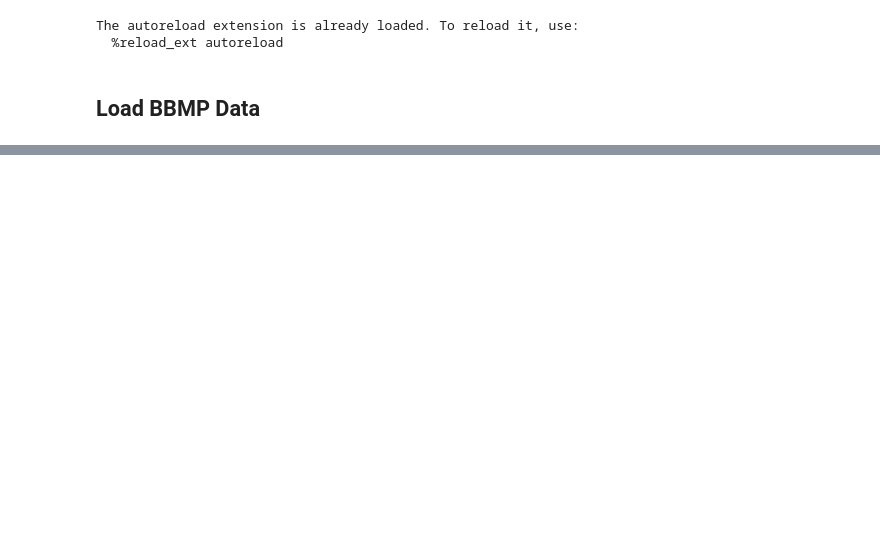
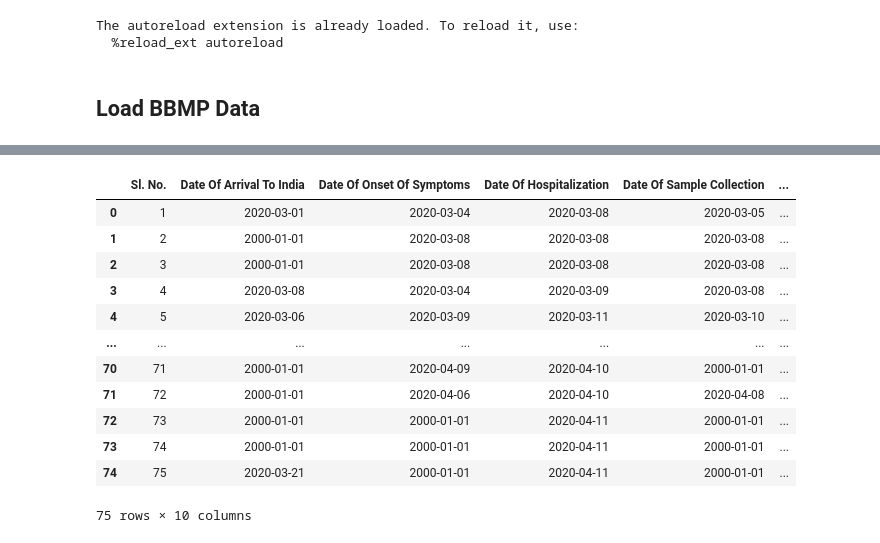
Before and after one commit to WadhwaniAI/covid-modelling, a Jupyter notebook: notebooks/data/[TRY] bbmp_data.ipynb, the cells around one changed output, grey strips where cells are left out. Cells and saved outputs as stored; diff of their text form; code cells hidden in the pictures; blank space fills up the shorter version.

Commit message:
New BBMP data + notebook for processing new data

```diff
--- a/notebooks/data/[TRY] bbmp_data.ipynb
+++ b/notebooks/data/[TRY] bbmp_data.ipynb
@@ -31,4 +31,17 @@ from utils.generic import init_params
 df, df_agg = loadbbmpdata('bbmp-raw.csv')
 df_agg = df_agg.iloc[9:-3, :]
 df_agg.reset_index(drop=True, inplace=True)
+# %%
+filename = 'bbmp-linelist-13-04-20.csv'
+
+df = pd.read_csv('../../data/data/{}'.format(filename))
+
+df.columns = [x if x != 'Result declared on' else 'Result Declaration Date' for x in df.columns]
+df.columns = [x if x != 'Status Date' else 'Release Date' for x in df.columns]
+df.columns = [x.title() for x in df.columns]
+
+columns = [x for x in df.columns if ('Date' in x) or (x in ['Sl. No.', 'Current Status', 'Status']) ]
+df = df[columns]
+
+df.loc[df['Status'] == 'Death', 'Death Date'] = '13/04/2020'
 # %%
@@ -62,0 +93,16 @@ Name: Mobile, Length: 75, dtype: object
+# %%
+df
+# %% [output]
+|  | Sl. No. | Date Of Arrival To India | Date Of Onset Of Symptoms | Date Of Hospitalization | Date Of Sample Collection | ... |
+| 0 | 1 | 2020-03-01 | 2020-03-04 | 2020-03-08 | 2020-03-05 | ... |
+| 1 | 2 | 2000-01-01 | 2020-03-08 | 2020-03-08 | 2020-03-08 | ... |
+| 2 | 3 | 2000-01-01 | 2020-03-08 | 2020-03-08 | 2020-03-08 | ... |
+| 3 | 4 | 2020-03-08 | 2020-03-04 | 2020-03-09 | 2020-03-08 | ... |
+| 4 | 5 | 2020-03-06 | 2020-03-09 | 2020-03-11 | 2020-03-10 | ... |
+| ... | ... | ... | ... | ... | ... | ... |
+| 70 | 71 | 2000-01-01 | 2020-04-09 | 2020-04-10 | 2000-01-01 | ... |
+| 71 | 72 | 2000-01-01 | 2020-04-06 | 2020-04-10 | 2020-04-08 | ... |
+| 72 | 73 | 2000-01-01 | 2000-01-01 | 2020-04-11 | 2000-01-01 | ... |
+| 73 | 74 | 2000-01-01 | 2000-01-01 | 2020-04-11 | 2000-01-01 | ... |
+| 74 | 75 | 2020-03-21 | 2000-01-01 | 2020-04-11 | 2000-01-01 | ... |
+75 rows × 10 columns
```
Also changed, not shown: parts of 14 cells of this notebook, 2 other files.
